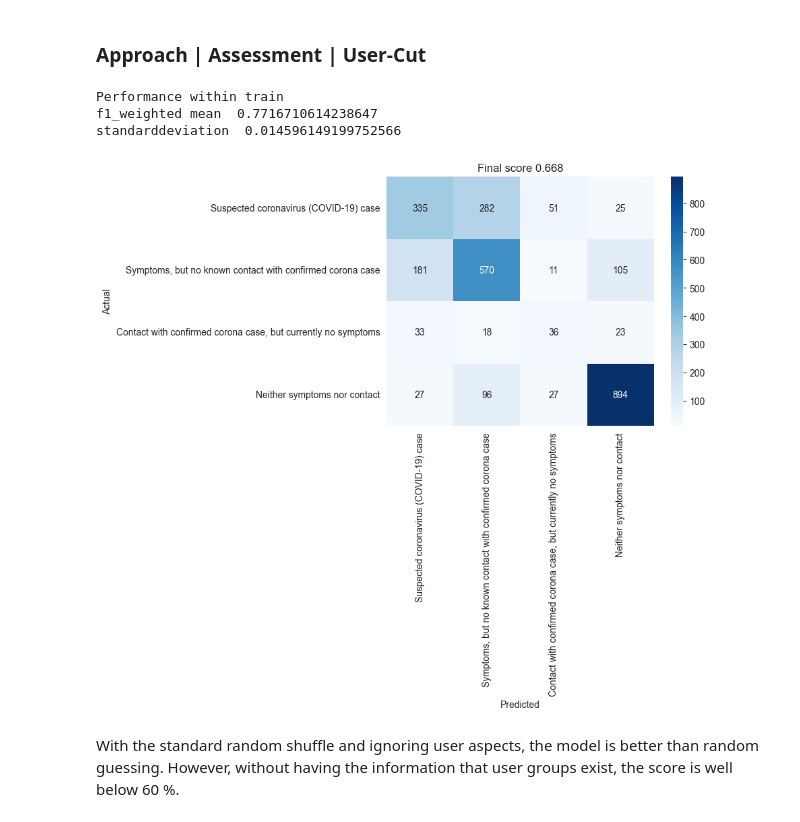
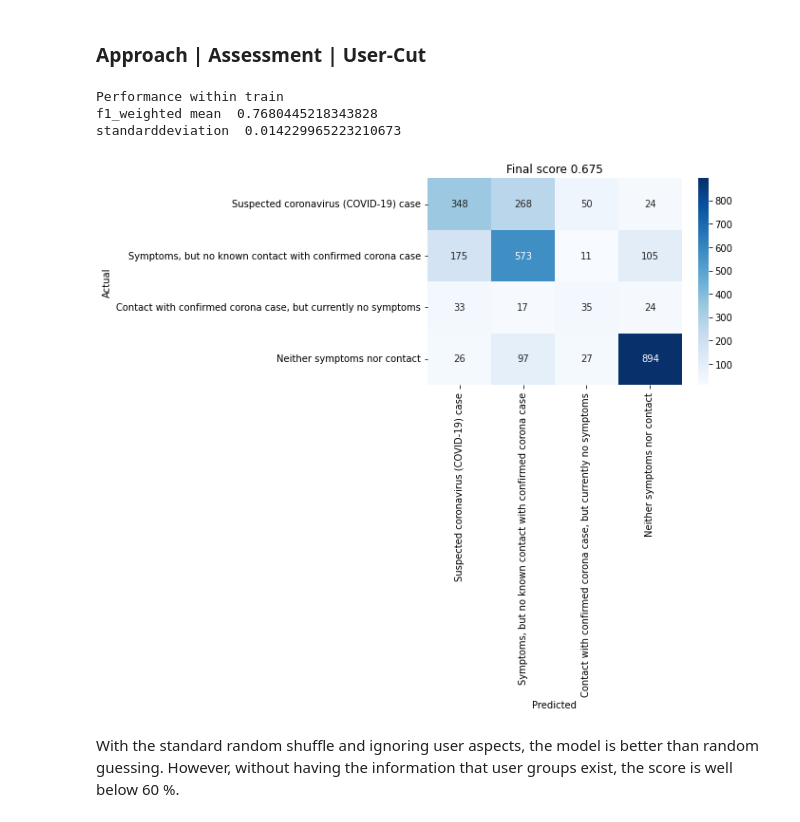
Before and after one commit to joa24jm/UsAs, a Jupyter notebook: src/d02_ml_pipelines/cc.ipynb, the cells around one changed output. Drawn from its saved outputs; the diff is of its cells as text; code cells hidden in the pictures.

Commit message:
Rerun whole pipeline with sorted users and sonsitant split approaches between inner and outer cross validation

```diff
--- a/src/d02_ml_pipelines/cc.ipynb
+++ b/src/d02_ml_pipelines/cc.ipynb
@@ -107,8 +107,7 @@ n_splits = 5
 test_size = 1/n_splits
 
 # preprare results dic
-approaches = ['bl_user_based_last', 'bl_user_based_all', 'bl_assessment_based_last', 'bl_assessment_based_all',
-             'answer_cut', 'time_cut', 'user_wise', 'average_user']
+approaches = helpers.get_approaches()
 results_dic = {approach: {'f1':None, 'std':None} for approach in approaches}
 # %% [markdown]
 ## Create baseline models
@@ -249,36 +248,36 @@ Final score user approach:       0.601831299709417
 # %%
 # instantiate model
 model = RandomForestClassifier(random_state=random_state)
 
 # split by user
 df_train, df_test = helpers.create_train_and_test_set(df, sort_users=True, seed=seed)
 
 # get data
 model, X_train, X_test, y_train, y_test, _ = helpers.prepare_and_instantiate(df_train, df_test, features, target, bins, LE, fit=False, cut=False)
 
 # train model
 cv = GroupKFold(n_splits = n_splits)# in each fold, user groups are distinct
 scores = cross_val_score(model, X_train, y_train, cv=cv, scoring='f1_weighted', groups=df_train.user_id)
 
 # validate model
 print('Performance within train')
 print('f1_weighted mean ', scores.mean())
 print('standarddeviation ', scores.std())
 
 y_pred, f1_final = helpers.fit_and_calc_score(model, X_train, X_test, y_train, y_test, scores)
 
 # visualize confusion matrix
 helpers.visualize_confusion_matrix(y_test, y_pred, mapping, f1_final)
 
 # write to results dict
-approach = 'answer_cut'
+approach = 'user_cut'
 results_dic[approach]['f1'] = f1_final
 results_dic[approach]['std'] = scores.std()
 # %% [output]
 Performance within train
-f1_weighted mean  0.7716710614238647
-standarddeviation  0.014596149199752566
+f1_weighted mean  0.7680445218343828
+standarddeviation  0.014229965223210673
-[figure, old version]
+[figure, new version]
 # %% [markdown]
 With the standard random shuffle and ignoring user aspects, the model is better than random guessing. However, without having the information that user groups exist, the score is well below 60 %.
 # %% [markdown]
```
Also changed, not shown: parts of 7 cells of this notebook, 6 other files.
